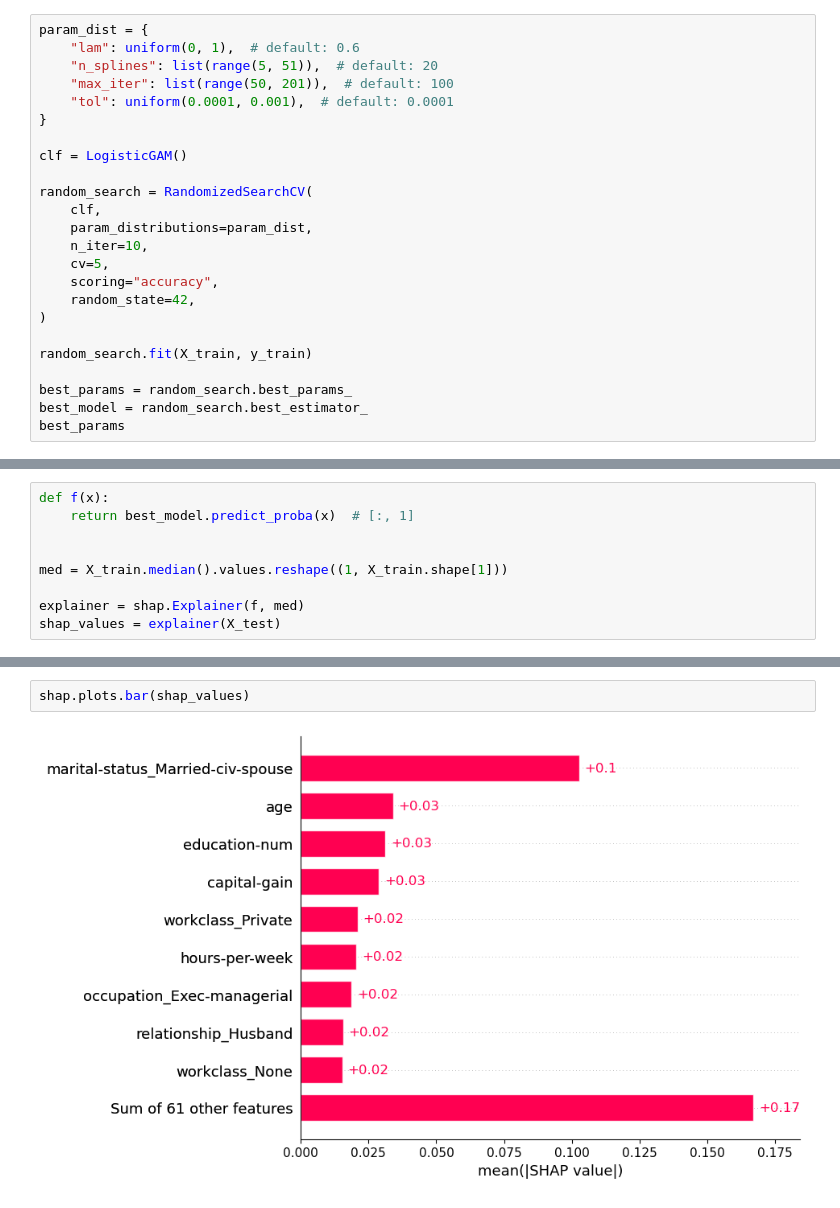
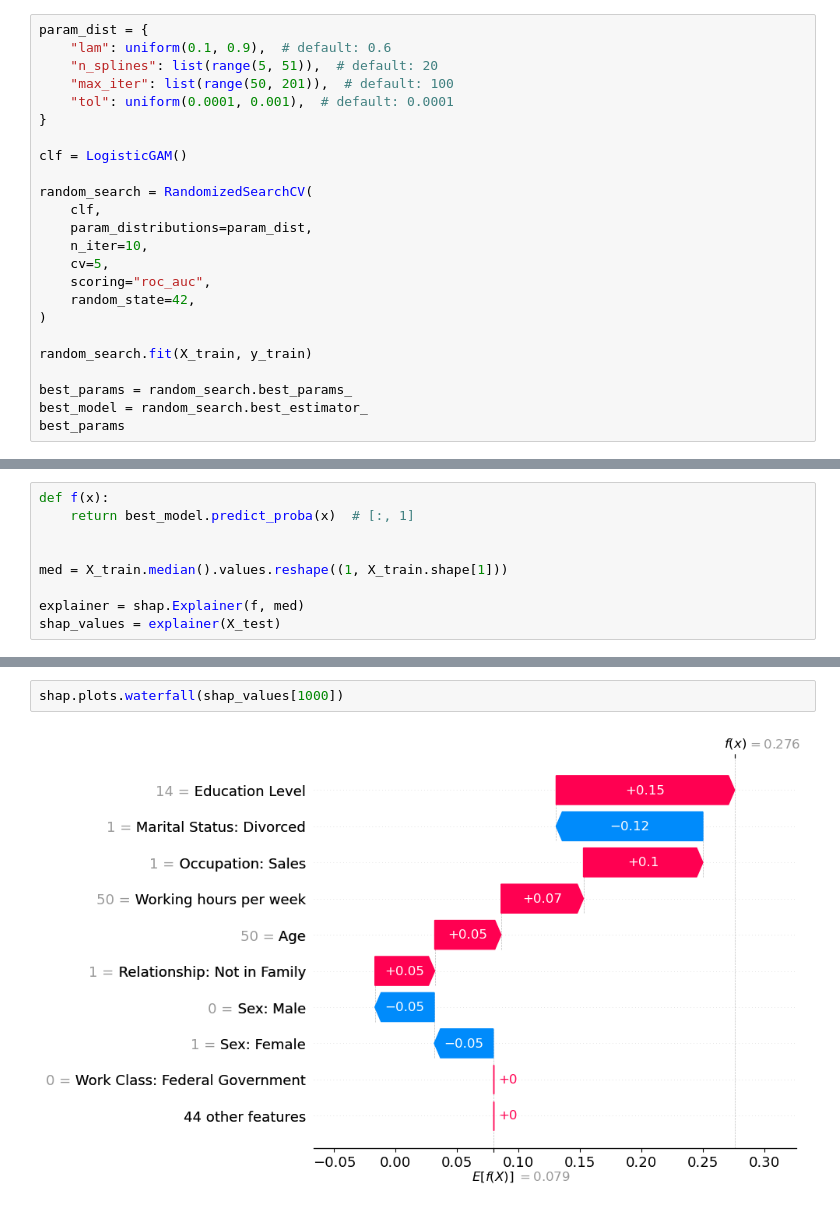
Before and after one commit to nogibjj/IDS705_FinalProject_Lemur_Team, a Jupyter notebook: 30_models/GAM.ipynb, the cells around one changed output, grey strips where cells are left out. Drawn from its saved outputs; the diff is of its cells as text.

```diff
--- a/30_models/GAM.ipynb
+++ b/30_models/GAM.ipynb
@@ -36,7 +35,7 @@ X_train, X_test, y_train, y_test = train_test_split(
 )
 # %%
 param_dist = {
-    "lam": uniform(0, 1),  # default: 0.6
+    "lam": uniform(0.1, 0.9),  # default: 0.6
     "n_splines": list(range(5, 51)),  # default: 20
     "max_iter": list(range(50, 201)),  # default: 100
     "tol": uniform(0.0001, 0.001),  # default: 0.0001
@@ -49,7 +48,7 @@ random_search = RandomizedSearchCV(
     param_distributions=param_dist,
     n_iter=10,
     cv=5,
-    scoring="accuracy",
+    scoring="roc_auc",
     random_state=42,
 )
 
@@ -110,4 +130,4 @@ shap.plots.waterfall(shap_values[11])
 # %%
-shap.plots.bar(shap_values)
+shap.plots.waterfall(shap_values[1000])
 # %% [output]
-[figure, old version]
+[figure, new version]
```
Also changed, not shown: parts of 11 cells of this notebook, 3 other files.
